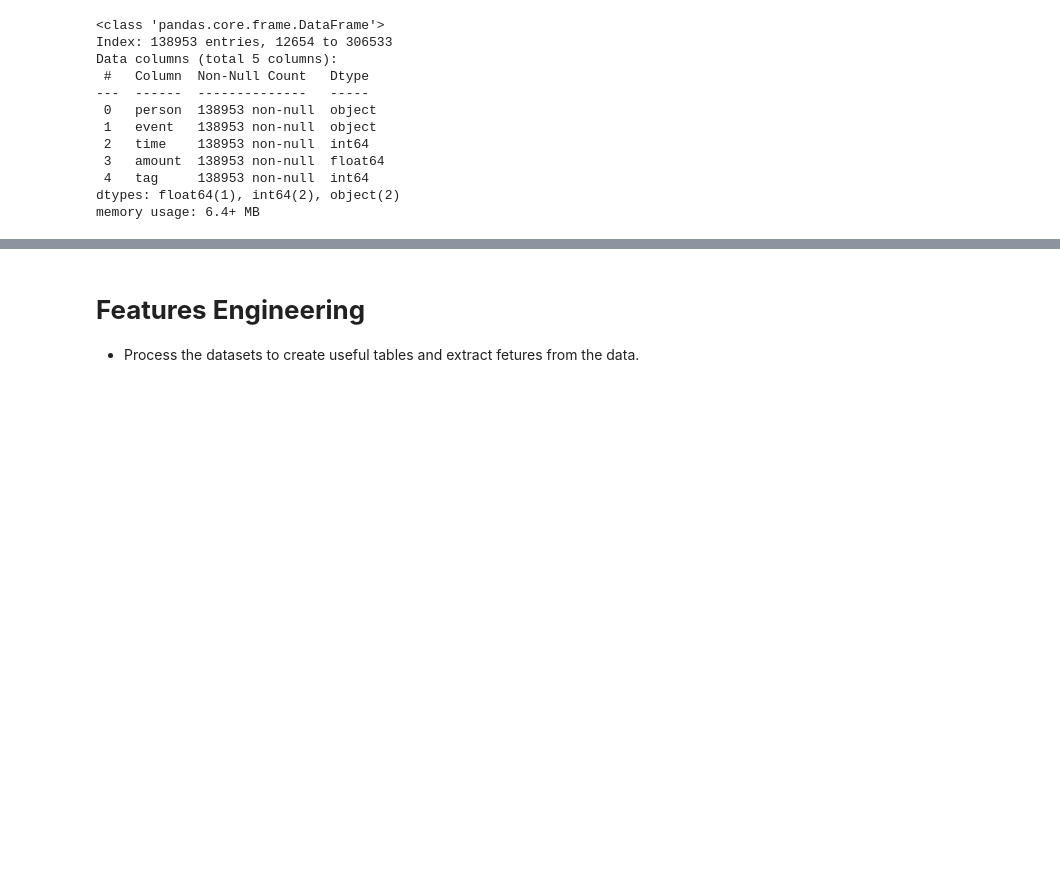
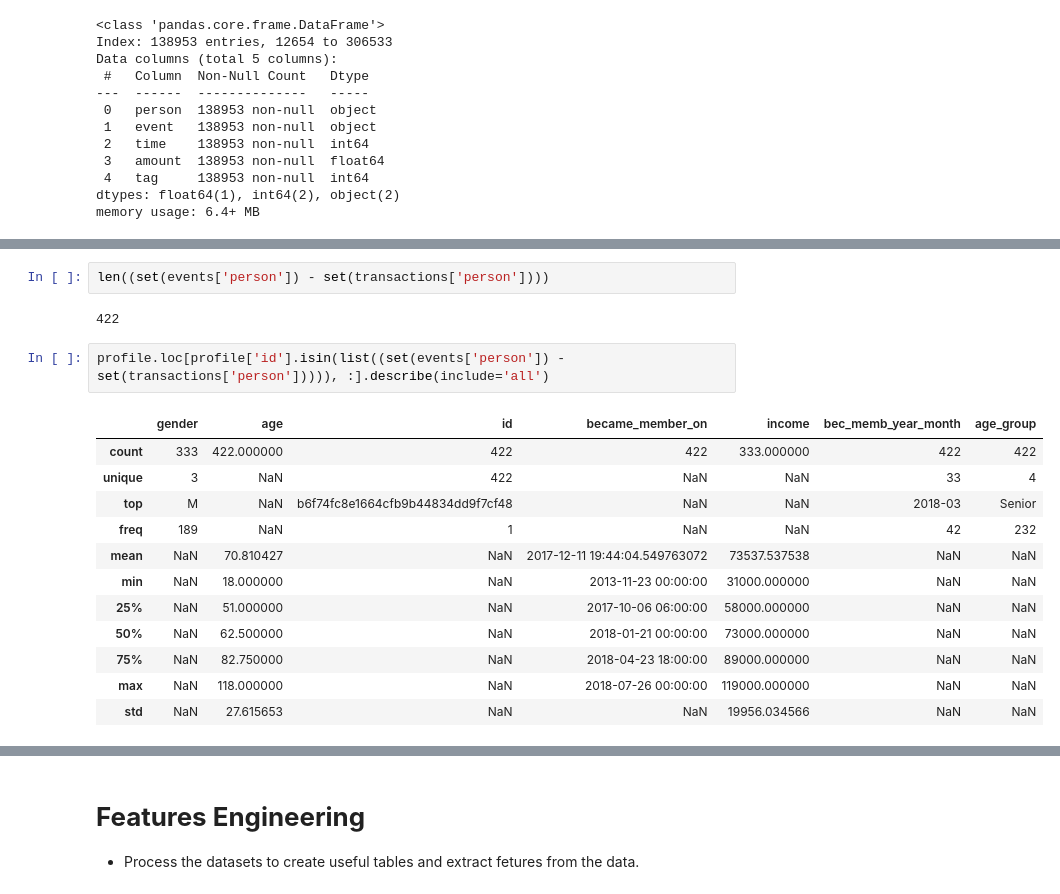
Before and after one commit to Niltonjuniorphd/Starbucks_project, a Jupyter notebook: Starbucks_Capstone_notebook_personal.ipynb, the cells around one changed output, grey strips where cells are left out. Saved outputs shown, nothing was run; the diff lists cells and outputs as text; blank space fills up the shorter version.

```diff
--- a/Starbucks_Capstone_notebook_personal.ipynb
+++ b/Starbucks_Capstone_notebook_personal.ipynb
@@ -483,0 +517,19 @@ memory usage: 6.4+ MB
+# %%
+len((set(events['person']) - set(transactions['person'])))
+# %% [output]
+422
+# %%
+profile.loc[profile['id'].isin(list((set(events['person']) - set(transactions['person'])))), :].describe(include='all')
+# %% [output]
+|  | gender | age | id | became_member_on | income | bec_memb_year_month | age_group |
+| count | 333 | 422.000000 | 422 | 422 | 333.000000 | 422 | 422 |
+| unique | 3 | NaN | 422 | NaN | NaN | 33 | 4 |
+| top | M | NaN | b6f74fc8e1664cfb9b44834dd9f7cf48 | NaN | NaN | 2018-03 | Senior |
+| freq | 189 | NaN | 1 | NaN | NaN | 42 | 232 |
+| mean | NaN | 70.810427 | NaN | 2017-12-11 19:44:04.549763072 | 73537.537538 | NaN | NaN |
+| min | NaN | 18.000000 | NaN | 2013-11-23 00:00:00 | 31000.000000 | NaN | NaN |
+| 25% | NaN | 51.000000 | NaN | 2017-10-06 06:00:00 | 58000.000000 | NaN | NaN |
+| 50% | NaN | 62.500000 | NaN | 2018-01-21 00:00:00 | 73000.000000 | NaN | NaN |
+| 75% | NaN | 82.750000 | NaN | 2018-04-23 18:00:00 | 89000.000000 | NaN | NaN |
+| max | NaN | 118.000000 | NaN | 2018-07-26 00:00:00 | 119000.000000 | NaN | NaN |
+| std | NaN | 27.615653 | NaN | NaN | 19956.034566 | NaN | NaN |
```
Also changed, not shown: parts of 33 cells of this notebook, 15 other files.
